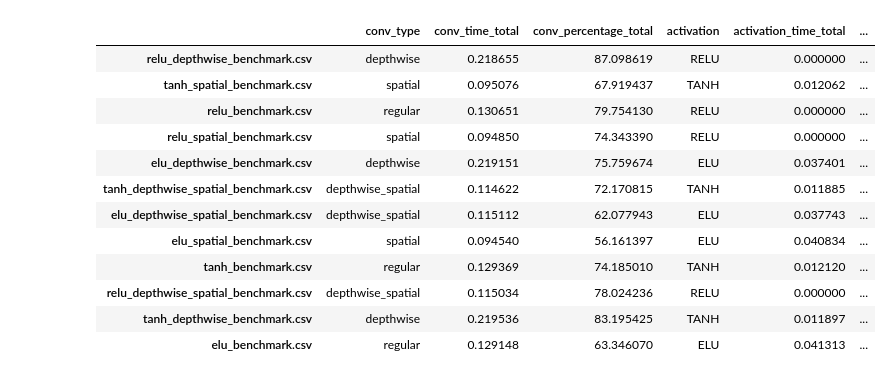
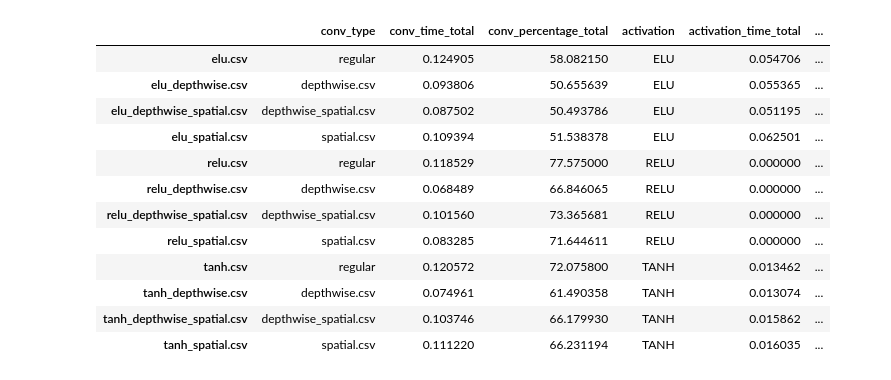
Before and after one commit to sobir-git/BechmarkingInferenceNNMobile, a Jupyter notebook: visualize_results_0.ipynb, the cells around one changed output. Saved outputs shown, nothing was run; the diff lists cells and outputs as text; code cells hidden in the pictures.

```diff
--- a/visualize_results_0.ipynb
+++ b/visualize_results_0.ipynb
@@ -6,4 +6,4 @@ import matplotlib.pyplot as plt
 # %%
 from parse_utils import parse_benchmark_results
 from utils import abs_listdir
-csv_results = abs_listdir('results')
+csv_results = abs_listdir('csv/first_parsed')
@@ -31,47 +43,50 @@ df
 dfs = {os.path.split(r)[1] : pd.read_csv(r) for r in csv_results}
 conv_time_total = {}
 conv_percentage_total = {}
 conv_type = {}
 activation_time_total = {}
 activation_percentage_total = {}
 activation = {}
 
 
 for filename, df in dfs.items():
     # convolution statistics
     df_convs = df[df['node type'].apply(lambda s: 'CONV' in s)]
     conv_time_total[filename] = df_convs[' avg_ms'].sum()
     conv_percentage_total[filename] = df_convs[' %'].apply(lambda s: float(s[:-1])).sum()
-    conv_type[filename] = '_'.join(filename.split('_')[1:-1]) or 'regular'
+    conv_type[filename] = '_'.join(filename.split('_')[1:]) or 'regular'
 
     # activation statistics
     df_activations = df[df['node type'].apply(lambda s: s in ['ELU', 'RELU', 'TANH'])]
     activation_time_total[filename] = df_activations[' avg_ms'].sum()
     activation_percentage_total[filename] = df_activations[' %'].apply(lambda s: float(s[:-1])).sum()
-    activation[filename] = filename.split('_', maxsplit=1)[0].upper()
+    # exclude extension from filename
+    fname = filename[:filename.index('.')]
+    activation[filename] = fname.split('_', maxsplit=1)[0].upper()
+
 
 result = pd.DataFrame({'conv_type': conv_type,
                        'conv_time_total': conv_time_total,
                        'conv_percentage_total': conv_percentage_total,
                        'activation': activation,
                        'activation_time_total': activation_time_total,
                        'activation_percentage_total': activation_percentage_total})
 result.sort_index(inplace=True)
 result
 # %% [output]
 |  | conv_type | conv_time_total | conv_percentage_total | activation | activation_time_total | ... |
-| relu_depthwise_benchmark.csv | depthwise | 0.218655 | 87.098619 | RELU | 0.000000 | ... |
-| tanh_spatial_benchmark.csv | spatial | 0.095076 | 67.919437 | TANH | 0.012062 | ... |
-| relu_benchmark.csv | regular | 0.130651 | 79.754130 | RELU | 0.000000 | ... |
-| relu_spatial_benchmark.csv | spatial | 0.094850 | 74.343390 | RELU | 0.000000 | ... |
-| elu_depthwise_benchmark.csv | depthwise | 0.219151 | 75.759674 | ELU | 0.037401 | ... |
-| tanh_depthwise_spatial_benchmark.csv | depthwise_spatial | 0.114622 | 72.170815 | TANH | 0.011885 | ... |
-| elu_depthwise_spatial_benchmark.csv | depthwise_spatial | 0.115112 | 62.077943 | ELU | 0.037743 | ... |
-| elu_spatial_benchmark.csv | spatial | 0.094540 | 56.161397 | ELU | 0.040834 | ... |
-| tanh_benchmark.csv | regular | 0.129369 | 74.185010 | TANH | 0.012120 | ... |
-| relu_depthwise_spatial_benchmark.csv | depthwise_spatial | 0.115034 | 78.024236 | RELU | 0.000000 | ... |
-| tanh_depthwise_benchmark.csv | depthwise | 0.219536 | 83.195425 | TANH | 0.011897 | ... |
-| elu_benchmark.csv | regular | 0.129148 | 63.346070 | ELU | 0.041313 | ... |
+| elu.csv | regular | 0.124905 | 58.082150 | ELU | 0.054706 | ... |
+| elu_depthwise.csv | depthwise.csv | 0.093806 | 50.655639 | ELU | 0.055365 | ... |
+| elu_depthwise_spatial.csv | depthwise_spatial.csv | 0.087502 | 50.493786 | ELU | 0.051195 | ... |
+| elu_spatial.csv | spatial.csv | 0.109394 | 51.538378 | ELU | 0.062501 | ... |
+| relu.csv | regular | 0.118529 | 77.575000 | RELU | 0.000000 | ... |
+| relu_depthwise.csv | depthwise.csv | 0.068489 | 66.846065 | RELU | 0.000000 | ... |
+| relu_depthwise_spatial.csv | depthwise_spatial.csv | 0.101560 | 73.365681 | RELU | 0.000000 | ... |
+| relu_spatial.csv | spatial.csv | 0.083285 | 71.644611 | RELU | 0.000000 | ... |
+| tanh.csv | regular | 0.120572 | 72.075800 | TANH | 0.013462 | ... |
+| tanh_depthwise.csv | depthwise.csv | 0.074961 | 61.490358 | TANH | 0.013074 | ... |
+| tanh_depthwise_spatial.csv | depthwise_spatial.csv | 0.103746 | 66.179930 | TANH | 0.015862 | ... |
+| tanh_spatial.csv | spatial.csv | 0.111220 | 66.231194 | TANH | 0.016035 | ... |
 # %%
 labels = ['ELU', 'TANH', 'RELU']
 conv_types = result['conv_type'].unique()
```
Also changed, not shown: parts of 5 cells of this notebook, 5 other files.
